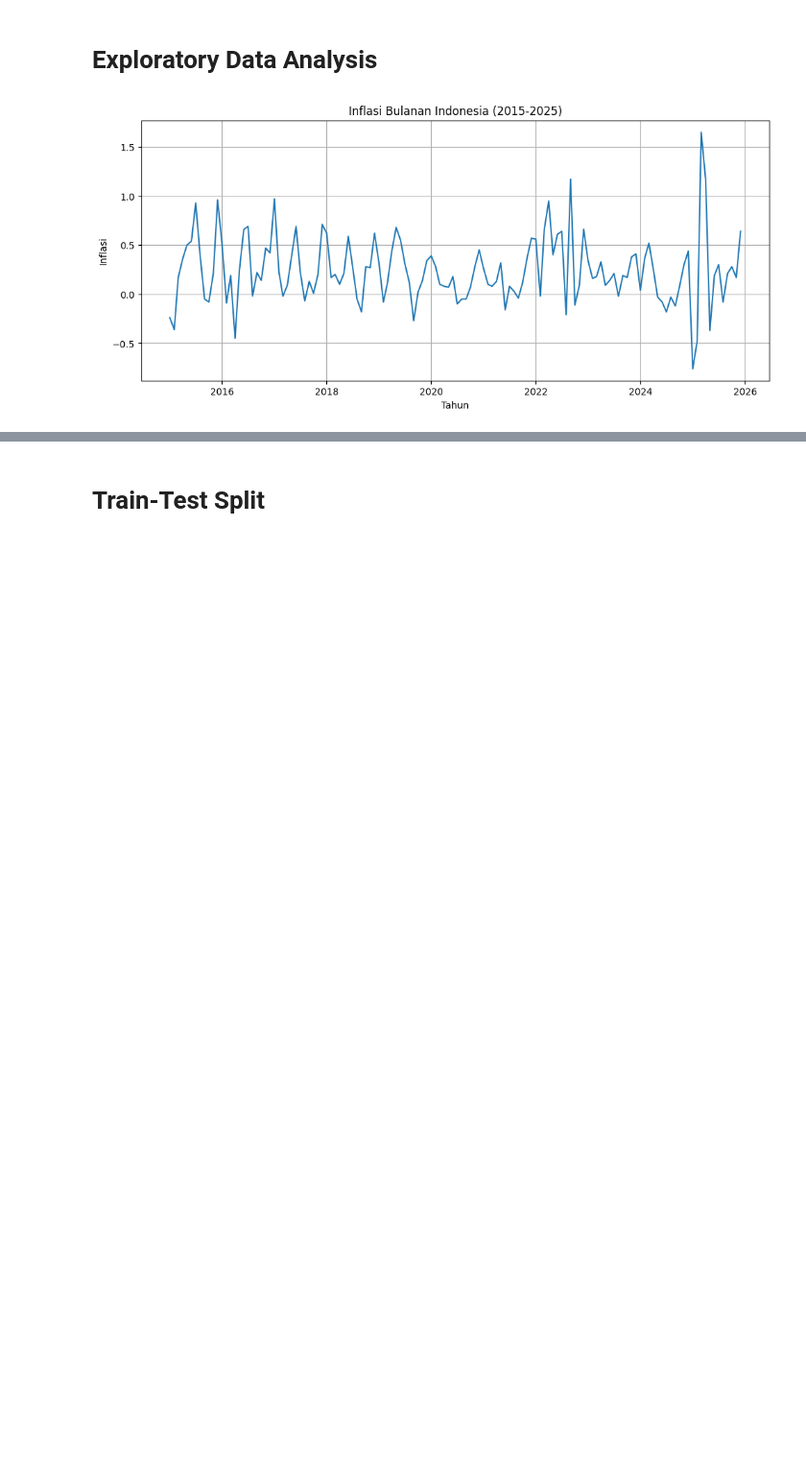
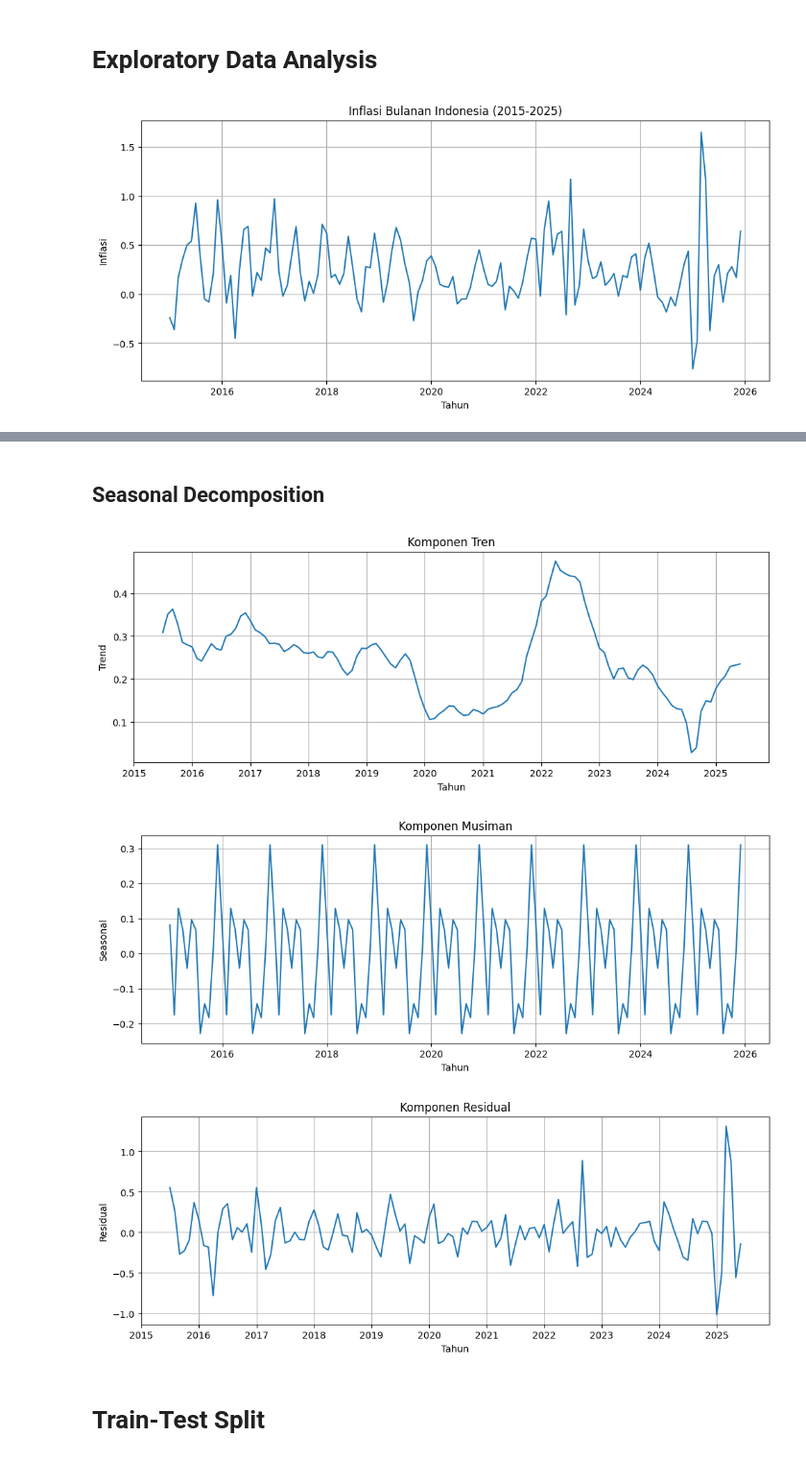
Before and after one commit to 14aprows/time-series-inflation-sarima-bps, a Jupyter notebook: uas_prw.ipynb, the cells around one changed output, grey strips where cells are left out. Shown at 96% size. Drawn from its saved outputs; the diff is of its cells as text; code cells hidden in the pictures; blank space fills up the shorter version.

```diff
--- a/uas_prw.ipynb
+++ b/uas_prw.ipynb
@@ -136,3 +156,39 @@ plt.show()
+# %% [markdown]
+## Seasonal Decomposition
+# %%
+decomposition = seasonal_decompose(
+    df["inflasi"],
+    model="additive",
+    period=12
+)
+
+plt.figure(figsize=(12, 4))
+plt.plot(decomposition.trend)
+plt.title("Komponen Tren")
+plt.xlabel("Tahun")
+plt.ylabel("Trend")
+plt.grid(True)
+plt.show()
+
+plt.figure(figsize=(12, 4))
+plt.plot(decomposition.seasonal)
+plt.title("Komponen Musiman")
+plt.xlabel("Tahun")
+plt.ylabel("Seasonal")
+plt.grid(True)
+plt.show()
+
+plt.figure(figsize=(12, 4))
+plt.plot(decomposition.resid)
+plt.title("Komponen Residual")
+plt.xlabel("Tahun")
+plt.ylabel("Residual")
+plt.grid(True)
+plt.show()
+# %% [output]
+[figure, added]
+[figure, added]
+[figure, added]
 # %% [markdown]
 # Train-Test Split
 # %%
```
Also changed, not shown: parts of 10 cells of this notebook, 9 other files.
